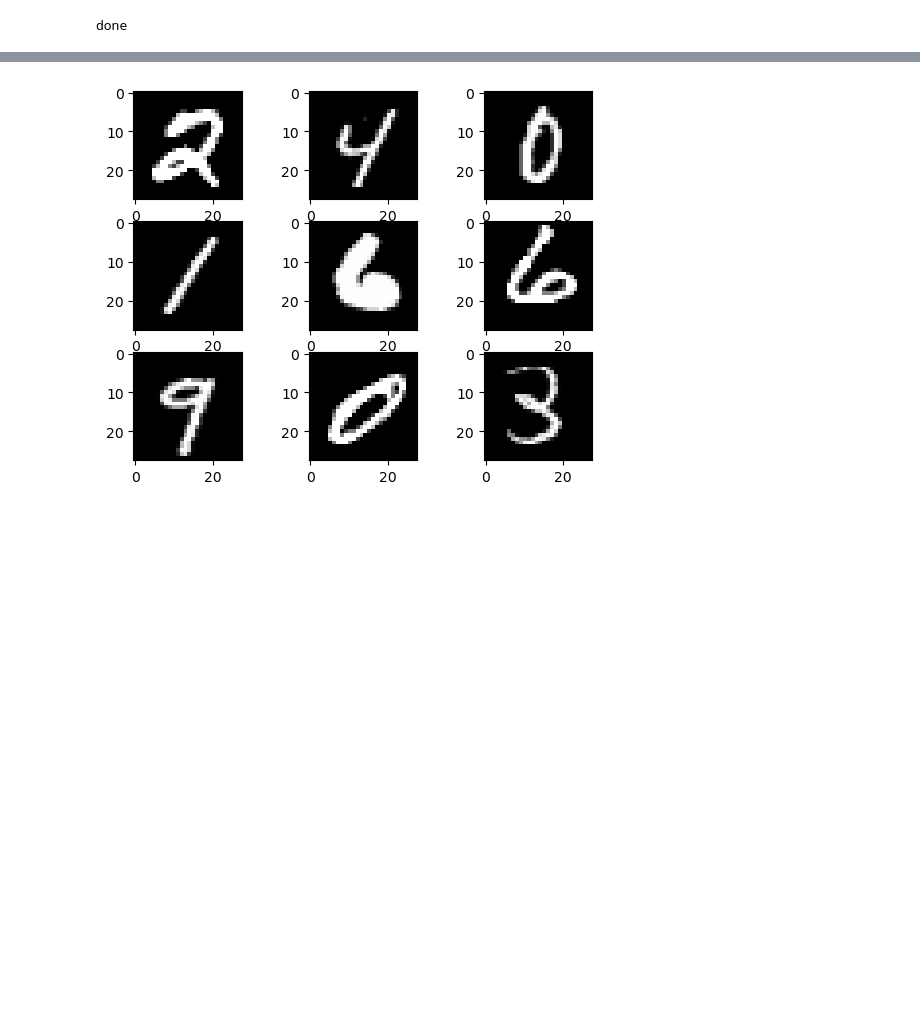
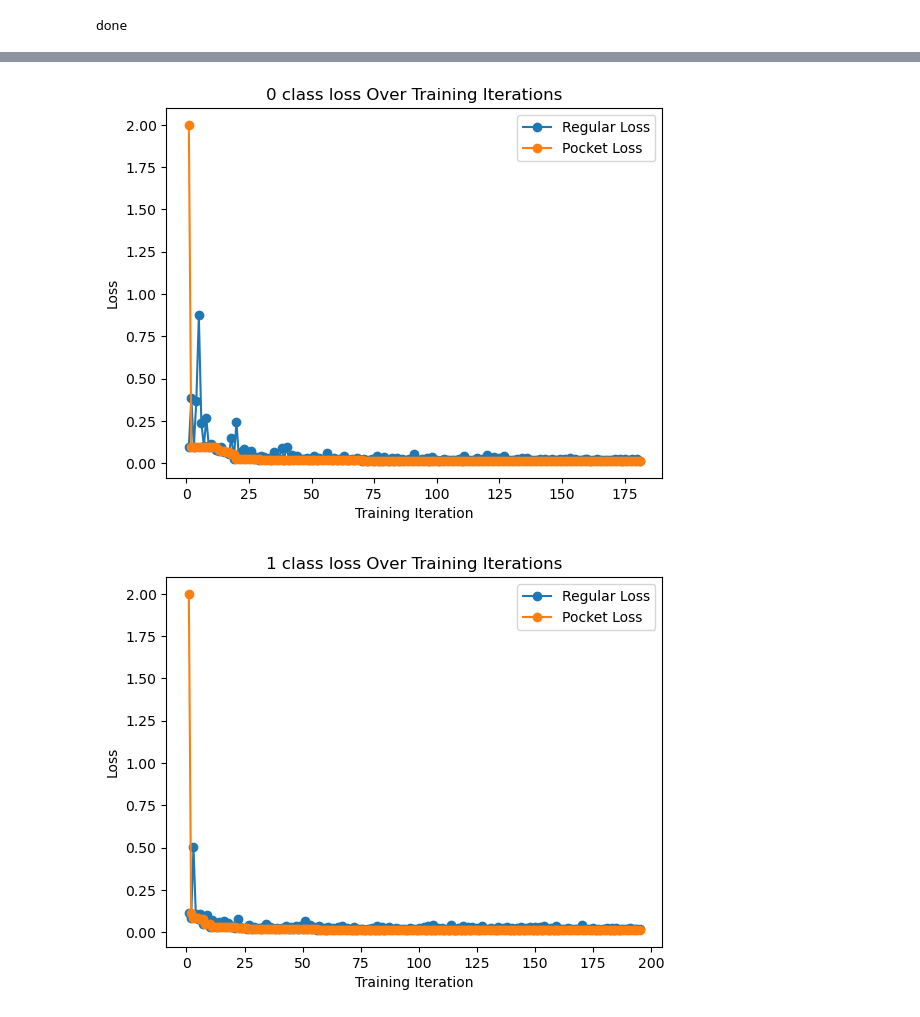
Before and after one commit to AdiGodlner/ML-from-zero, a Jupyter notebook: ex11.ipynb, the cells around one changed output, grey strips where cells are left out. Cells and saved outputs as stored; diff of their text form; code cells hidden in the pictures; blank space fills up the shorter version.

Commit message:
stop training after number of iterations where no update was made to binary classifier added accuracy sensitivity and selectivity

```diff
--- a/ex11.ipynb
+++ b/ex11.ipynb
@@ -183,0 +219,18 @@ done
+# %%
+# determine the accuracy of the multy class classifier
+correcetly_classified = 0
+for i in range(10):
+    correcetly_classified += multy_class_confusion_matrix[i][i]
+
+multy_class_accuracy = correcetly_classified / data_test.shape[0]
+print(f"multy class classifier Accuracy =  {multy_class_accuracy}")
+
+for i in range(CATEGORIES):
+    curr_confusion_matrix = confusion_matrices[i]
+    true_positive = curr_confusion_matrix[0,0]
+    false_positive = curr_confusion_matrix[1,0]
+    true_negative = curr_confusion_matrix[1,1]
+    false_negative = curr_confusion_matrix[0,1]
+    sensitivity = true_positive / (true_positive + false_negative)
+    selectivity = true_negative / (true_negative + false_positive)
+    print(f"{i} classifier Sensitivity = {sensitivity} | Selectivity = {selectivity}")
@@ -184,11 +249,22 @@ done
 # %%
-# plot testing
-from matplotlib import pyplot
+# plot loss throughout time
+def plot_loss_history(loss_history, pocket_loss_history, title):
 
-for i in range(9):
-    pyplot.subplot(330 + 1 + i)
-    pyplot.imshow(np.reshape(data_train[i][1:], (28, 28)), cmap=pyplot.get_cmap('gray'))
+    plt.plot(range(1, len(loss_history) +1), loss_history, label="Regular Loss", marker='o')
+    plt.plot(range(1, len(pocket_loss_history) +1), pocket_loss_history,
+             label="Pocket Loss", marker='o')
 
-pyplot.show()
+    plt.title(title)
+    plt.xlabel("Training Iteration")
+    plt.ylabel("Loss")
+    plt.legend()
+    plt.show()
+
+
+for i in range(CATEGORIES):
+    plot_loss_history(binary_classifires[i].loss_history,
+                      binary_classifires[i].pocket_loss_history,
+                      f"{i} class loss Over Training Iterations" )
 # %% [output]
-[figure, old version]
+[figure, new version]
+[figure, added]
```
Also changed, not shown: parts of 9 cells of this notebook.
